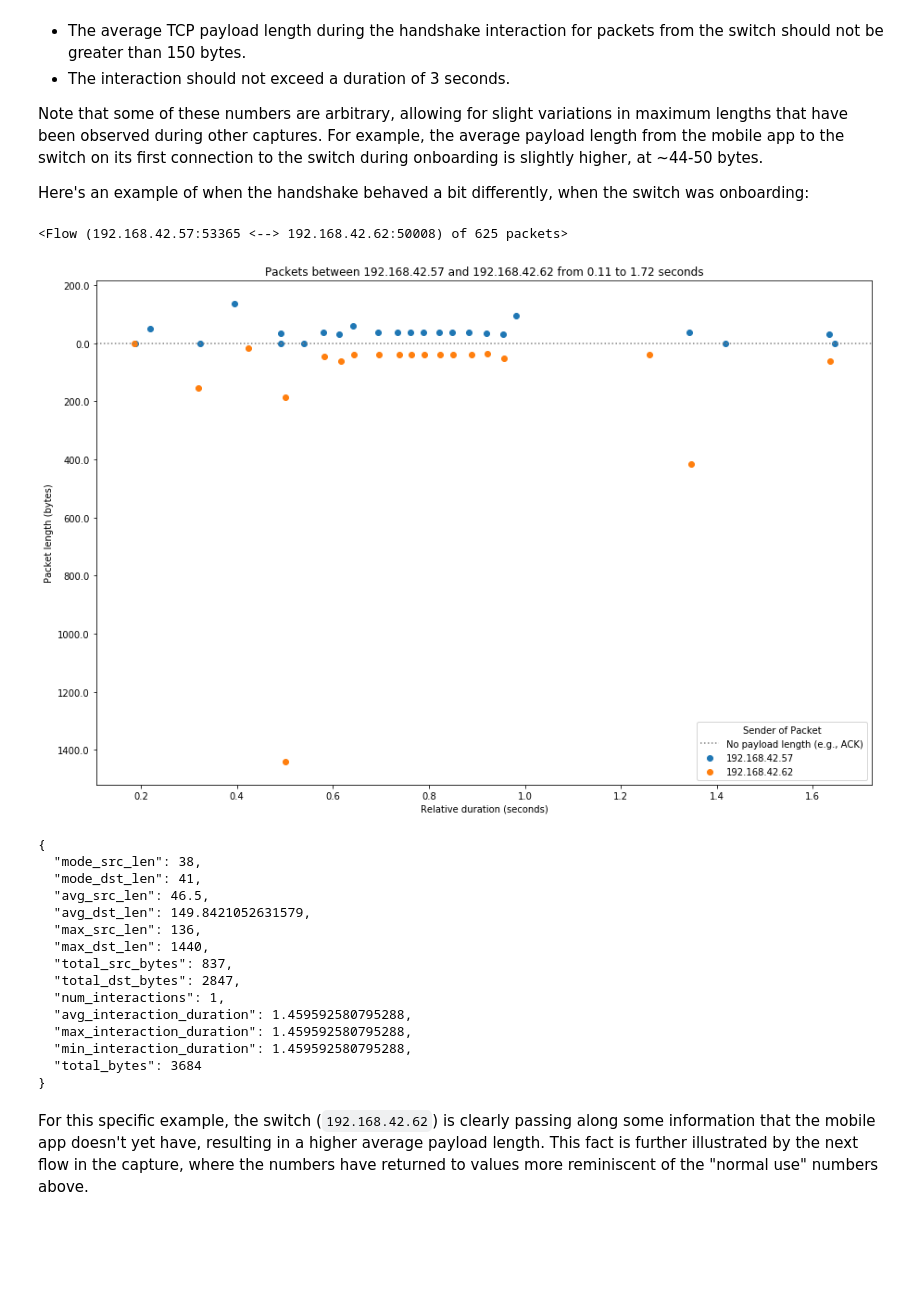
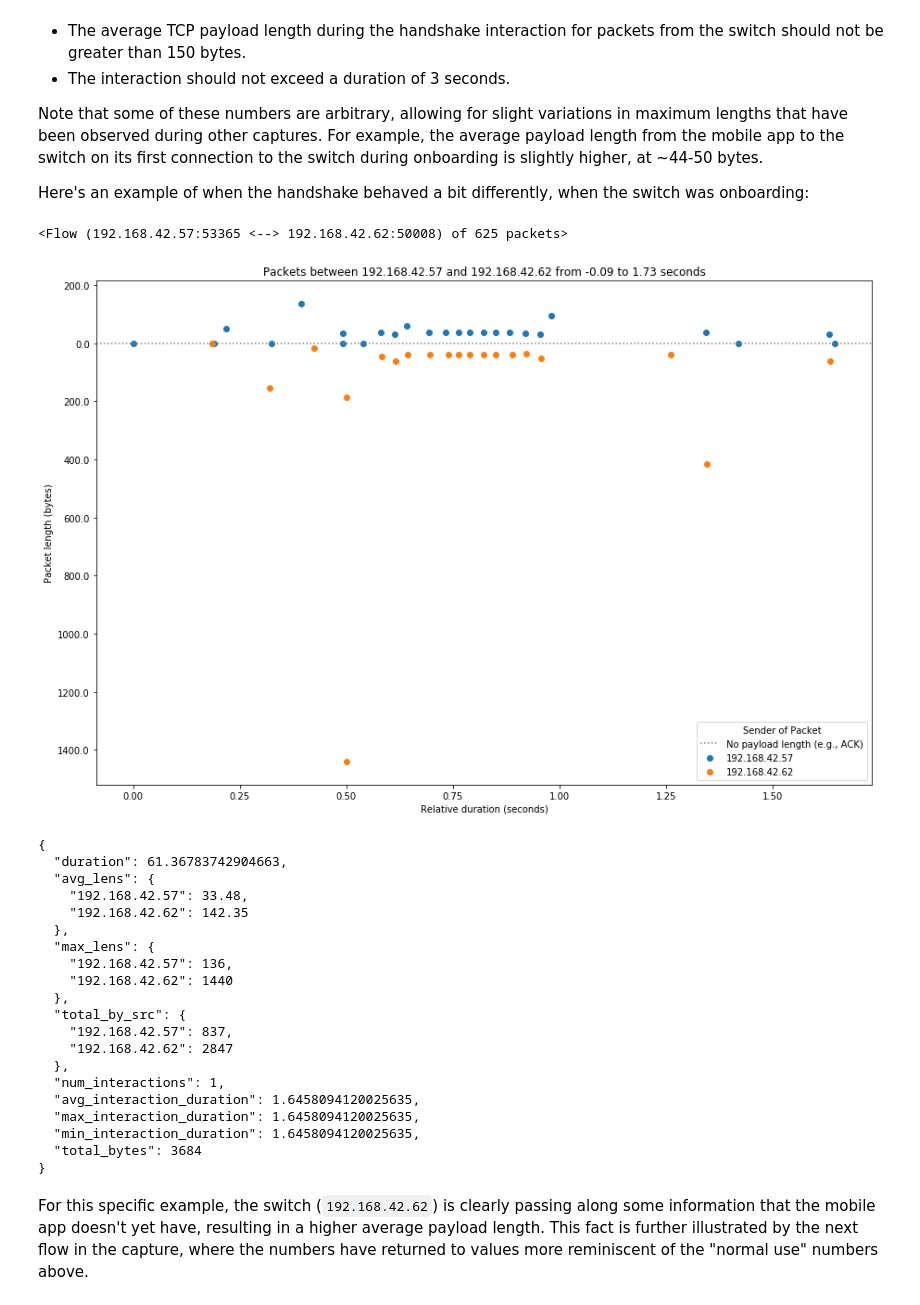
Before and after one commit to adolan5/NetworkAuditing, a Jupyter notebook: Network Characteristics.ipynb, the cells around one changed output. Cells and saved outputs as stored; diff of their text form; code cells hidden in the pictures; blank space fills up the shorter version.

Commit message:
Update notebook with flow changes

```diff
--- a/Network Characteristics.ipynb
+++ b/Network Characteristics.ipynb
@@ -368,30 +367,35 @@ Note that some of these numbers are arbitrary, allowing for slight variations in
 Here's an example of when the handshake behaved a bit differently, when the switch was onboarding:
 # %%
 full_reset_fa = FlowAnalyzer('../captures/switches/IDevicesDimmer/json/FullReset.json')
-onboarding_flow = full_reset_fa.tcp_flows[0]
+onboarding_flow = full_reset_fa.get_tcp_flows()[0]
 print(onboarding_flow)
 fig = plt.figure(figsize=fig_size)
 ax = onboarding_flow.get_packets_graph(duration_start=0, duration_end=2, draw_highlights=False)
 
 plt.show()
 
 print(json.dumps(onboarding_flow.get_aggregate_stats(duration_start=0, duration_end=2), cls=StatsSerializer, indent=2))
 # %% [output]
 <Flow (192.168.42.57:53365 <--> 192.168.42.62:50008) of 625 packets>
-[figure, old version]
+[figure, new version]
 {
-  "mode_src_len": 38,
-  "mode_dst_len": 41,
-  "avg_src_len": 46.5,
-  "avg_dst_len": 149.8421052631579,
-  "max_src_len": 136,
-  "max_dst_len": 1440,
-  "total_src_bytes": 837,
-  "total_dst_bytes": 2847,
+  "duration": 61.36783742904663,
+  "avg_lens": {
+    "192.168.42.57": 33.48,
+    "192.168.42.62": 142.35
+  },
+  "max_lens": {
+    "192.168.42.57": 136,
+    "192.168.42.62": 1440
+  },
+  "total_by_src": {
+    "192.168.42.57": 837,
+    "192.168.42.62": 2847
+  },
   "num_interactions": 1,
-  "avg_interaction_duration": 1.459592580795288,
-  "max_interaction_duration": 1.459592580795288,
-  "min_interaction_duration": 1.459592580795288,
+  "avg_interaction_duration": 1.6458094120025635,
+  "max_interaction_duration": 1.6458094120025635,
+  "min_interaction_duration": 1.6458094120025635,
   "total_bytes": 3684
 }
 # %% [markdown]
```
Also changed, not shown: parts of 11 cells of this notebook.
